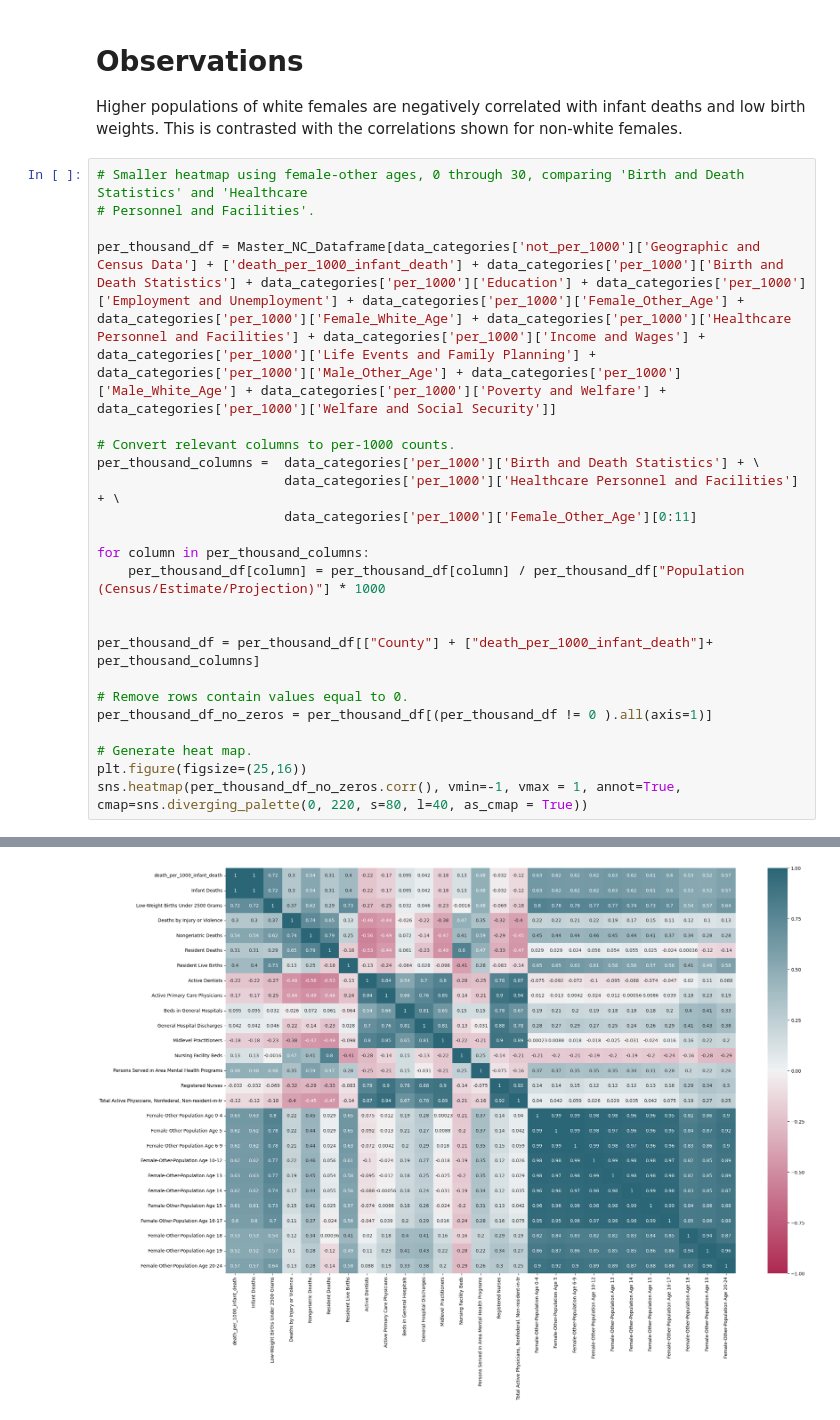
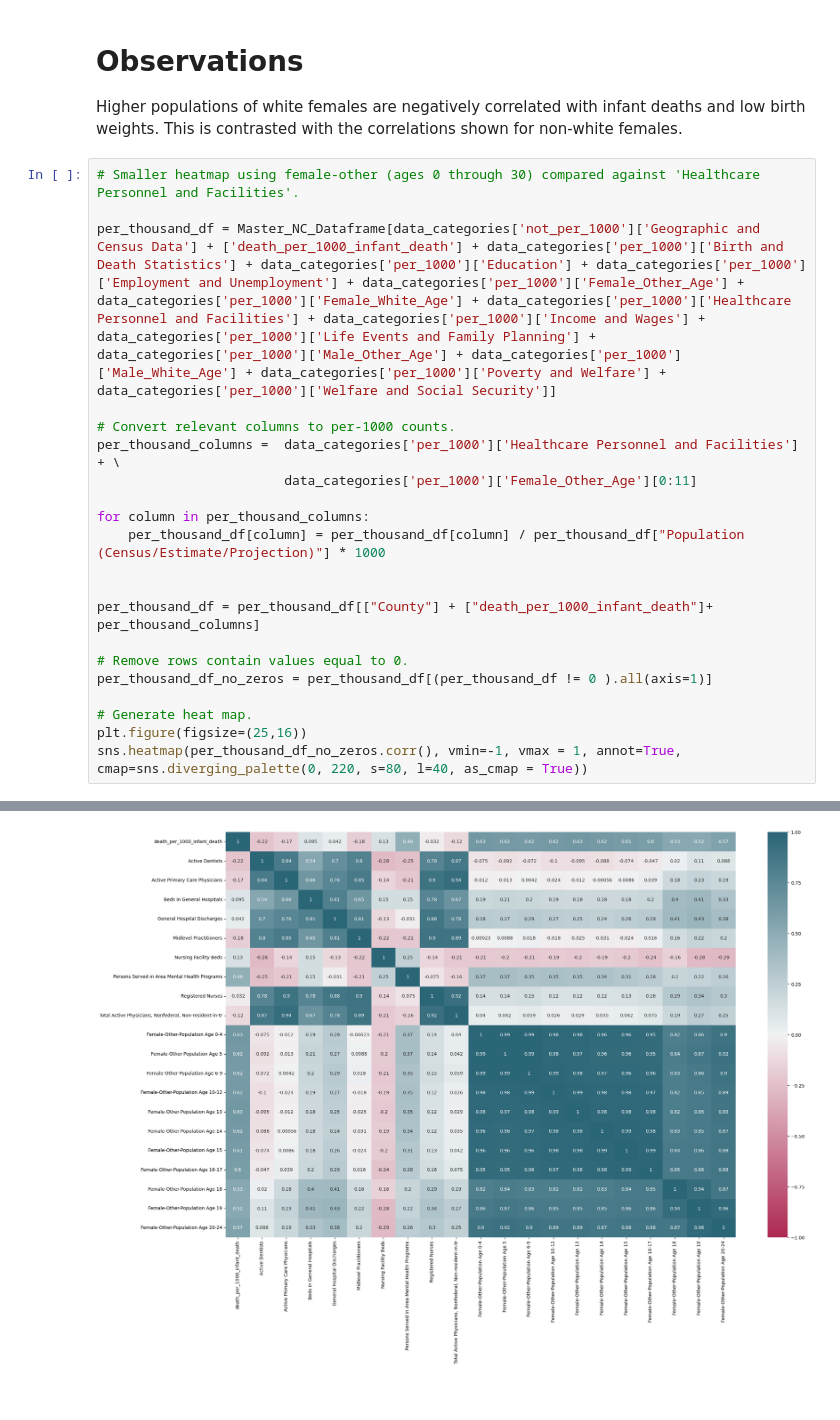
Before and after one commit to SwagmasterMatt/Public-Health-Exploratory-Analysis, a Jupyter notebook: data_exploration.ipynb, the cells around one changed output, grey strips where cells are left out. Cells and saved outputs as stored; diff of their text form.

```diff
--- a/data_exploration.ipynb
+++ b/data_exploration.ipynb
@@ -114,33 +114,31 @@ See the caveats in the documentation: https://pandas.pydata.org/pandas-docs/stab
 
 Higher populations of white females are negatively correlated with infant deaths and low birth weights.  This is contrasted with the correlations shown for non-white females.
 # %%
-# Smaller heatmap using female-other ages, 0 through 30, comparing 'Birth and Death Statistics' and 'Healthcare
-# Personnel and Facilities'.
+# Smaller heatmap using female-other (ages 0 through 30) compared against 'Healthcare Personnel and Facilities'.
 
 per_thousand_df = Master_NC_Dataframe[data_categories['not_per_1000']['Geographic and Census Data'] + ['death_per_1000_infant_death'] + data_categories['per_1000']['Birth and Death Statistics'] + data_categories['per_1000']['Education'] + data_categories['per_1000']['Employment and Unemployment'] + data_categories['per_1000']['Female_Other_Age'] + data_categories['per_1000']['Female_White_Age'] + data_categories['per_1000']['Healthcare Personnel and Facilities'] + data_categories['per_1000']['Income and Wages'] + data_categories['per_1000']['Life Events and Family Planning'] + data_categories['per_1000']['Male_Other_Age'] + data_categories['per_1000']['Male_White_Age'] + data_categories['per_1000']['Poverty and Welfare'] + data_categories['per_1000']['Welfare and Social Security']]
 
 # Convert relevant columns to per-1000 counts.
-per_thousand_columns =  data_categories['per_1000']['Birth and Death Statistics'] + \
-                        data_categories['per_1000']['Healthcare Personnel and Facilities'] + \
+per_thousand_columns =  data_categories['per_1000']['Healthcare Personnel and Facilities'] + \
                         data_categories['per_1000']['Female_Other_Age'][0:11]
 
 for column in per_thousand_columns:
     per_thousand_df[column] = per_thousand_df[column] / per_thousand_df["Population (Census/Estimate/Projection)"] * 1000
 
 
 per_thousand_df = per_thousand_df[["County"] + ["death_per_1000_infant_death"]+ per_thousand_columns]
 
 # Remove rows contain values equal to 0.
 per_thousand_df_no_zeros = per_thousand_df[(per_thousand_df != 0 ).all(axis=1)]
 
 # Generate heat map.
 plt.figure(figsize=(25,16))
 sns.heatmap(per_thousand_df_no_zeros.corr(), vmin=-1, vmax = 1, annot=True,  cmap=sns.diverging_palette(0, 220, s=80, l=40, as_cmap = True))
 # %% [output]
 A value is trying to be set on a copy of a slice from a DataFrame.
 Try using .loc[row_indexer,col_indexer] = value instead
 
 See the caveats in the documentation: https://pandas.pydata.org/pandas-docs/stable/user_guide/indexing.html#returning-a-view-versus-a-copy
   per_thousand_df[column] = per_thousand_df[column] / per_thousand_df["Population (Census/Estimate/Projection)"] * 1000
 <Axes: >
-[figure, old version]
+[figure, new version]
```
Also changed, not shown: parts of 3 cells of this notebook.
